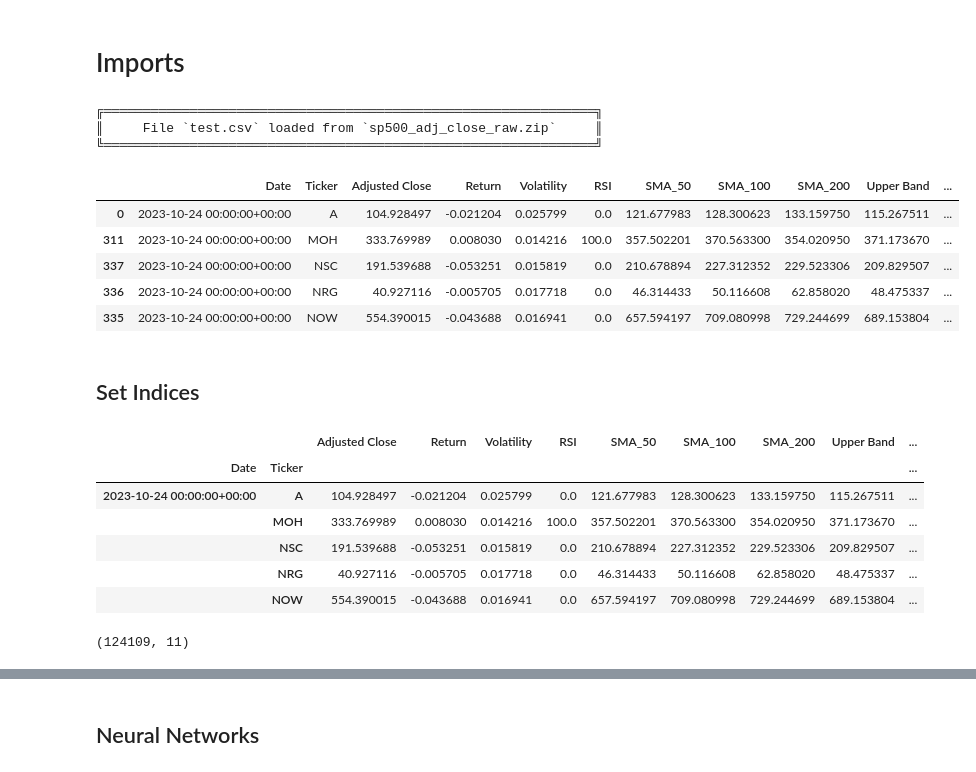
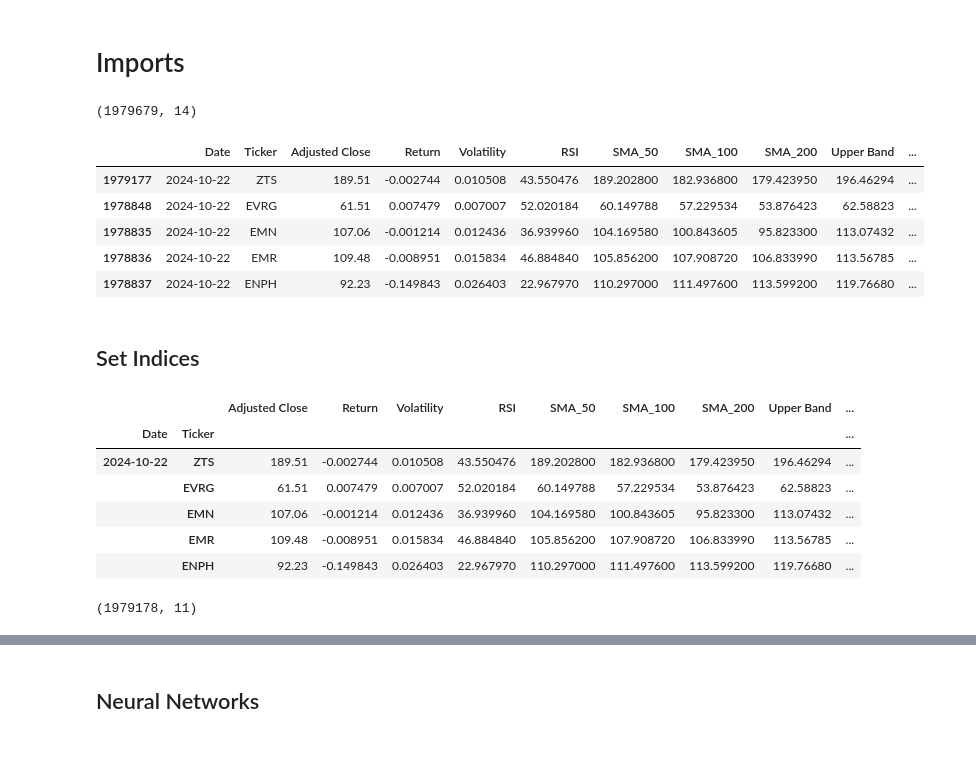
Before and after one commit to Corey-Holton/Group_project_2, a Jupyter notebook: notebooks/montre_exploration/regressions.ipynb, the cells around one changed output, grey strips where cells are left out. Drawn from its saved outputs; the diff is of its cells as text; code cells hidden in the pictures.

```diff
--- a/notebooks/montre_exploration/regressions.ipynb
+++ b/notebooks/montre_exploration/regressions.ipynb
@@ -36,26 +34,39 @@ from sklearn.metrics import mean_squared_error
 import sys
 sys.path.append('../../')
 from utilities import dataframe_utils as dfu
-# %%
-data_df = dfu.load_data("../../data/raw_data/sp500_adj_close_raw.zip")
-# data_df = dfu.load_data("../../data/old_data/sp500_adj_close_raw_10_21.zip")
-# %% [output]
-╔═══════════════════════════════════════════════════════════════╗
-║     File `test.csv` loaded from `sp500_adj_close_raw.zip`     ║
-╚═══════════════════════════════════════════════════════════════╝
+# %%
+data_df = pd.read_csv("https://project-2-rice.s3.us-east-2.amazonaws.com/sp500_adj_close_raw.csv")
+# %%
+data_df.shape
+# %% [output]
+(1979679, 14)
+# %%
+# remove the last day
+def split_dataset_by_date(raw_data: pd.DataFrame, todays_date: str):
+    # Filter data by today's date
+    filter_data_by_date = raw_data["Date"] == todays_date
+
+    # Create a new dataframe with today's data
+    todays_data = raw_data[filter_data_by_date].reset_index(drop=True)
+
+    # Create a new dataframe with historical data (excluding today's data)
+    historical_data = raw_data[~filter_data_by_date].reset_index(drop=True)
+
+    return historical_data, todays_data
+
+
+data_df, todays_data = split_dataset_by_date(data_df, "2024-10-23")
 # %%
 # # Load stock data
-# data_df = pd.read_csv('/Users/montredavis/Desktop/rice_ai_bootcamp/projects/Group_project_2/data/raw_data/sp500_adj_close_raw.csv', index_col=0)
-# data_df.head()
-data_df.sort_values(by='Date', ascending=True, inplace=True)
+data_df.sort_values(by='Date', ascending=False, inplace=True)
 data_df.head()
 # %% [output]
 |  | Date | Ticker | Adjusted Close | Return | Volatility | RSI | SMA_50 | SMA_100 | SMA_200 | Upper Band | ... |
-| 0 | 2023-10-24 00:00:00+00:00 | A | 104.928497 | -0.021204 | 0.025799 | 0.0 | 121.677983 | 128.300623 | 133.159750 | 115.267511 | ... |
-| 311 | 2023-10-24 00:00:00+00:00 | MOH | 333.769989 | 0.008030 | 0.014216 | 100.0 | 357.502201 | 370.563300 | 354.020950 | 371.173670 | ... |
-| 337 | 2023-10-24 00:00:00+00:00 | NSC | 191.539688 | -0.053251 | 0.015819 | 0.0 | 210.678894 | 227.312352 | 229.523306 | 209.829507 | ... |
-| 336 | 2023-10-24 00:00:00+00:00 | NRG | 40.927116 | -0.005705 | 0.017718 | 0.0 | 46.314433 | 50.116608 | 62.858020 | 48.475337 | ... |
-| 335 | 2023-10-24 00:00:00+00:00 | NOW | 554.390015 | -0.043688 | 0.016941 | 0.0 | 657.594197 | 709.080998 | 729.244699 | 689.153804 | ... |
+| 1979177 | 2024-10-22 | ZTS | 189.51 | -0.002744 | 0.010508 | 43.550476 | 189.202800 | 182.936800 | 179.423950 | 196.46294 | ... |
+| 1978848 | 2024-10-22 | EVRG | 61.51 | 0.007479 | 0.007007 | 52.020184 | 60.149788 | 57.229534 | 53.876423 | 62.58823 | ... |
+| 1978835 | 2024-10-22 | EMN | 107.06 | -0.001214 | 0.012436 | 36.939960 | 104.169580 | 100.843605 | 95.823300 | 113.07432 | ... |
+| 1978836 | 2024-10-22 | EMR | 109.48 | -0.008951 | 0.015834 | 46.884840 | 105.856200 | 107.908720 | 106.833990 | 113.56785 | ... |
+| 1978837 | 2024-10-22 | ENPH | 92.23 | -0.149843 | 0.026403 | 22.967970 | 110.297000 | 111.497600 | 113.599200 | 119.76680 | ... |
 # %% [markdown]
 ## Set Indices
 # %%
@@ -66,12 +77,12 @@ data_df.head()
 # %% [output]
 |  |  | Adjusted Close | Return | Volatility | RSI | SMA_50 | SMA_100 | SMA_200 | Upper Band | ... |
 | Date | Ticker |  |  |  |  |  |  |  |  | ... |
-| 2023-10-24 00:00:00+00:00 | A | 104.928497 | -0.021204 | 0.025799 | 0.0 | 121.677983 | 128.300623 | 133.159750 | 115.267511 | ... |
-|  | MOH | 333.769989 | 0.008030 | 0.014216 | 100.0 | 357.502201 | 370.563300 | 354.020950 | 371.173670 | ... |
-|  | NSC | 191.539688 | -0.053251 | 0.015819 | 0.0 | 210.678894 | 227.312352 | 229.523306 | 209.829507 | ... |
-|  | NRG | 40.927116 | -0.005705 | 0.017718 | 0.0 | 46.314433 | 50.116608 | 62.858020 | 48.475337 | ... |
-|  | NOW | 554.390015 | -0.043688 | 0.016941 | 0.0 | 657.594197 | 709.080998 | 729.244699 | 689.153804 | ... |
+| 2024-10-22 | ZTS | 189.51 | -0.002744 | 0.010508 | 43.550476 | 189.202800 | 182.936800 | 179.423950 | 196.46294 | ... |
+|  | EVRG | 61.51 | 0.007479 | 0.007007 | 52.020184 | 60.149788 | 57.229534 | 53.876423 | 62.58823 | ... |
+|  | EMN | 107.06 | -0.001214 | 0.012436 | 36.939960 | 104.169580 | 100.843605 | 95.823300 | 113.07432 | ... |
+|  | EMR | 109.48 | -0.008951 | 0.015834 | 46.884840 | 105.856200 | 107.908720 | 106.833990 | 113.56785 | ... |
+|  | ENPH | 92.23 | -0.149843 | 0.026403 | 22.967970 | 110.297000 | 111.497600 | 113.599200 | 119.76680 | ... |
 # %%
 data_df.shape
 # %% [output]
-(124109, 11)
+(1979178, 11)
```
Also changed, not shown: parts of 20 cells of this notebook.
